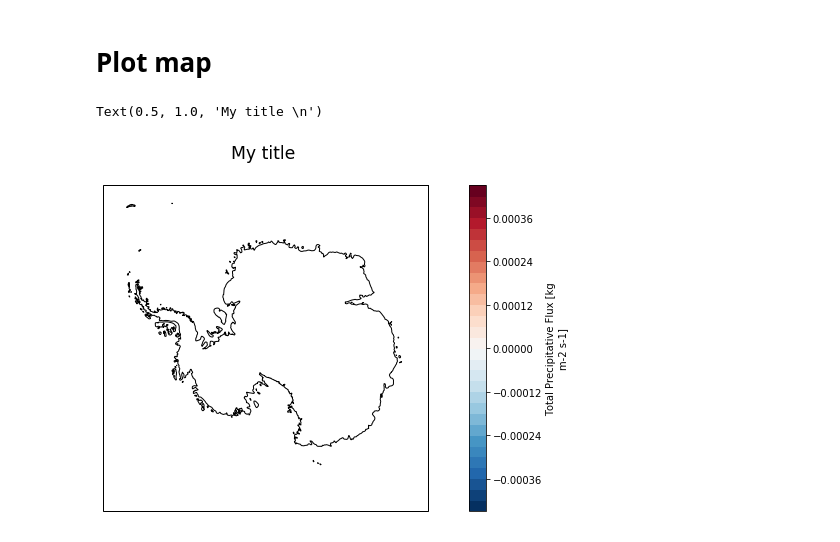
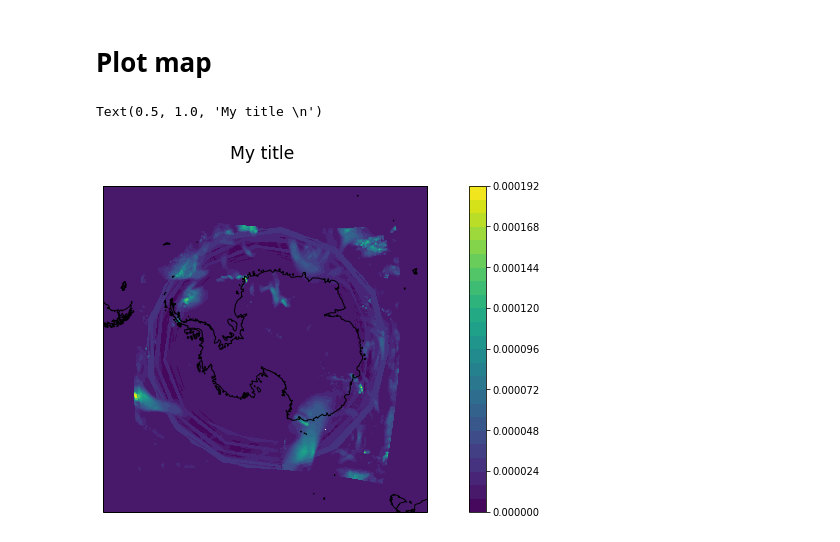
Before and after one commit to scotthosking/notebooks, a Jupyter notebook: racmo_with_xarray.ipynb, the cells around one changed output. Saved outputs shown, nothing was run; the diff lists cells and outputs as text; code cells hidden in the pictures.

Commit message:
fix projection and try plotting

```diff
--- a/racmo_with_xarray.ipynb
+++ b/racmo_with_xarray.ipynb
@@ -69,10 +71,12 @@ Attributes:
     long_name:                  projection details
     EPSG_code:
 # %%
-p = pyproj.Proj('+proj=ob_tran +o_proj=latlon +o_lat_p=-180.0 +lon_0=10.0')
+rad2deg = 180./np.pi
 
-x1,y1 = np.meshgrid(ds.rlon.values[0], ds.rlat.values[0])
+p = pyproj.Proj('+proj=ob_tran +o_proj=latlon +o_lat_p=-180.0 +o_lon_p=10.0 +lon_0=180.0')
+
+x1,y1 = np.meshgrid(ds.rlon.values, ds.rlat.values)
 
 lon, lat = p(x1, y1)
 
-x1, y1, lon, lat
+lon, lat = lon*rad2deg, lat*rad2deg
@@ -86,22 +96,16 @@ x1, y1, lon, lat
 # %%
 plt.figure(figsize=(15,6))
 
 ax = plt.subplot( projection=ccrs.Stereographic(central_longitude=7., central_latitude=-90.) )
 
-ax.set_extent([0,359,-80,-60], ccrs.PlateCarree())
+ax.set_extent([-180,180,-90,-50], ccrs.PlateCarree())
 
-precip.isel(time=1).plot.contourf('rlon', 'rlat', ax=ax, levels=30, transform=ccrs.PlateCarree())
+result = ax.contourf( lon, lat, precip.isel(time=0), levels=30, transform=ccrs.PlateCarree() )
+
 ax.coastlines(resolution='50m')
-# ax.gridlines(draw_labels=True)
-
-# ax.add_feature(cfe.NaturalEarthFeature('physical', 'ocean', '50m', edgecolor='none', facecolor=cfe.COLORS['water']))
-# ax.add_feature(cfe.NaturalEarthFeature('physical', 'antarctic_ice_shelves_polys', '50m', edgecolor='LightGrey',
-#                                            facecolor='LightGrey', linewidth=0.2))
-# ax.add_feature(cfe.NaturalEarthFeature('physical', 'coastline', '50m', edgecolor='k', facecolor='white', linewidth=0.5) )
-# ax.add_feature(cfe.NaturalEarthFeature('physical', 'antarctic_ice_shelves_lines', '50m', edgecolor='k', facecolor='none',
-#                                            linewidth=0.2))
+plt.colorbar(result)
 
 ax.set_title('My title \n', size='xx-large')
 # %% [output]
 Text(0.5, 1.0, 'My title \n')
-[figure, old version]
+[figure, new version]
```
Also changed, not shown: parts of 3 cells of this notebook.
